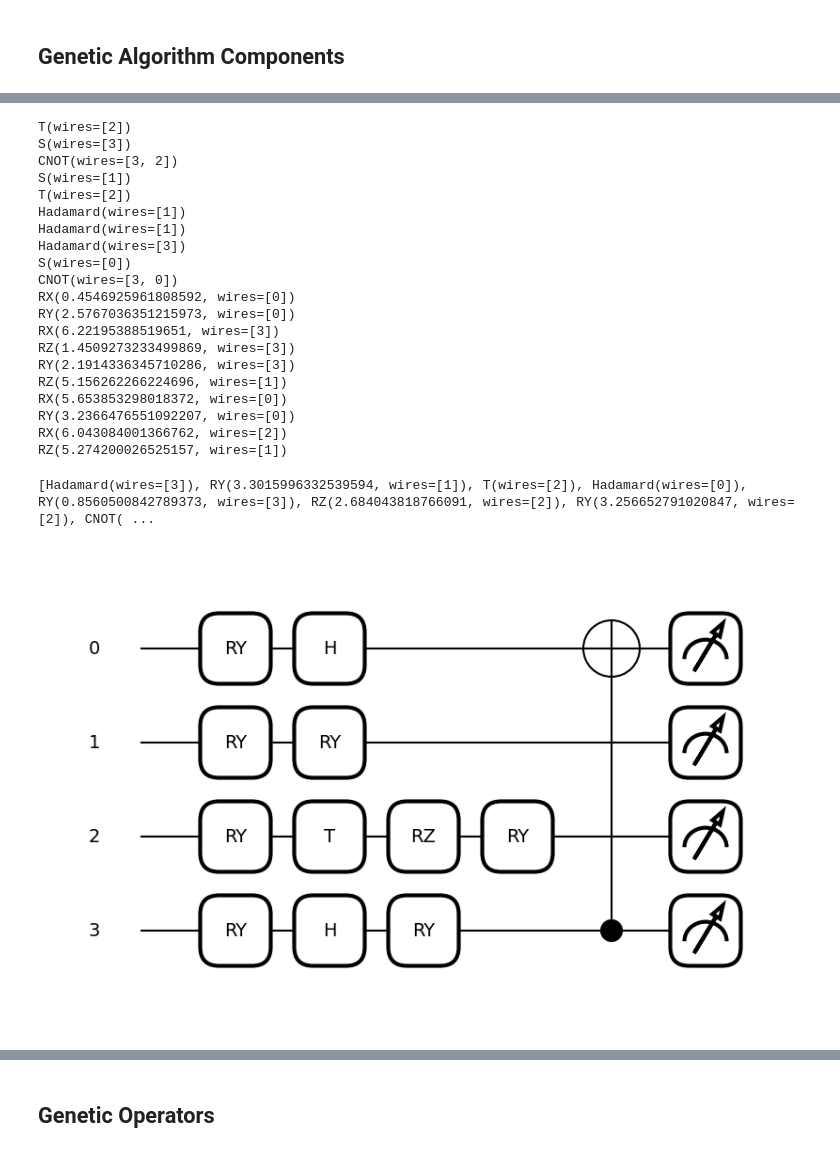
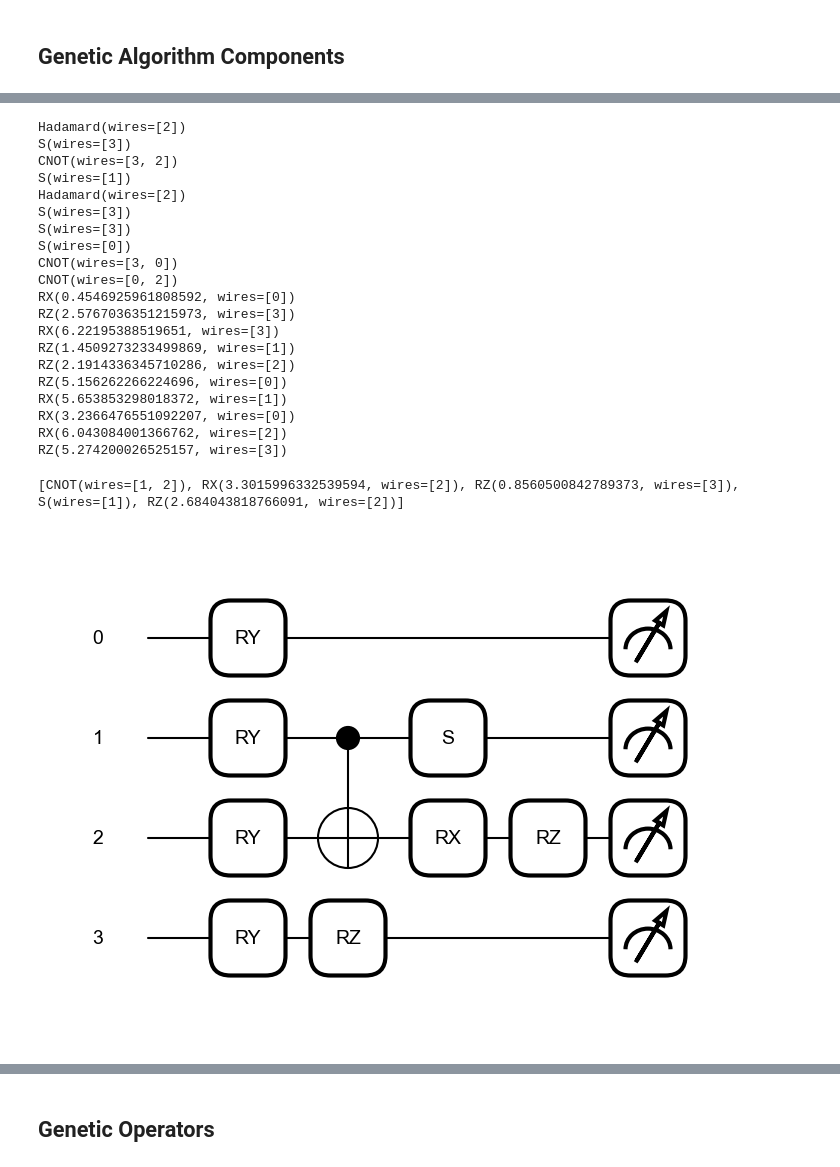
Before and after one commit to uriballo/mnist-genetic-circuits, a Jupyter notebook: genetic-algorithm.ipynb, the cells around one changed output, grey strips where cells are left out. Saved outputs shown, nothing was run; the diff lists cells and outputs as text; code cells hidden in the pictures.

```diff
--- a/genetic-algorithm.ipynb
+++ b/genetic-algorithm.ipynb
@@ -223,8 +178,8 @@ def evaluate_network(gates):
 
     return hist.history['val_accuracy'][-1]
 # %%
-non_param_gates = [qml.CNOT, qml.S, qml.T, qml.Hadamard]
-param_gates = [qml.RX, qml.RY, qml.RZ]
+non_param_gates = [qml.CNOT, qml.S, qml.Hadamard]
+param_gates = [qml.RX, qml.RZ]
 # %%
 def generate_random_angle():
     random_number = random.random()  # Generates a random float between 0 and 1
@@ -251,26 +206,26 @@ for i in range(10):
 for i in range(10):
     print(random_param_gate(4))
 # %% [output]
-T(wires=[2])
+Hadamard(wires=[2])
 S(wires=[3])
 CNOT(wires=[3, 2])
 S(wires=[1])
-T(wires=[2])
-Hadamard(wires=[1])
-Hadamard(wires=[1])
-Hadamard(wires=[3])
+Hadamard(wires=[2])
+S(wires=[3])
+S(wires=[3])
 S(wires=[0])
 CNOT(wires=[3, 0])
+CNOT(wires=[0, 2])
 RX(0.4546925961808592, wires=[0])
-RY(2.5767036351215973, wires=[0])
+RZ(2.5767036351215973, wires=[3])
 RX(6.22195388519651, wires=[3])
-RZ(1.4509273233499869, wires=[3])
-RY(2.1914336345710286, wires=[3])
-RZ(5.156262266224696, wires=[1])
-RX(5.653853298018372, wires=[0])
-RY(3.2366476551092207, wires=[0])
+RZ(1.4509273233499869, wires=[1])
+RZ(2.1914336345710286, wires=[2])
+RZ(5.156262266224696, wires=[0])
+RX(5.653853298018372, wires=[1])
+RX(3.2366476551092207, wires=[0])
 RX(6.043084001366762, wires=[2])
-RZ(5.274200026525157, wires=[1])
+RZ(5.274200026525157, wires=[3])
 # %%
 def generate_random_gate_sequence(n_wires, depth):
     gates = []
@@ -283,13 +238,13 @@ def generate_random_gate_sequence(n_wires, depth):
             gates.append(gate)
     return gates
 # %%
-circ = generate_random_gate_sequence(4, 8)
+circ = generate_random_gate_sequence(4, 5)
 print(circ)
 fig, ax = qml.draw_mpl(circuit)([1.0,4,54,44], circ)
 fig.show()
 # %% [output]
-[Hadamard(wires=[3]), RY(3.3015996332539594, wires=[1]), T(wires=[2]), Hadamard(wires=[0]), RY(0.8560500842789373, wires=[3]), RZ(2.684043818766091, wires=[2]), RY(3.256652791020847, wires=[2]), CNOT( ...
+[CNOT(wires=[1, 2]), RX(3.3015996332539594, wires=[2]), RZ(0.8560500842789373, wires=[3]), S(wires=[1]), RZ(2.684043818766091, wires=[2])]
-[figure, old version]
+[figure, new version]
 # %%
 # Even though we set the same weights as a starting point we'll get different results for
 # a circuit over different runs, this is due the optimizer being stochastic.
```
Also changed, not shown: parts of 8 cells of this notebook, 18 other files.
